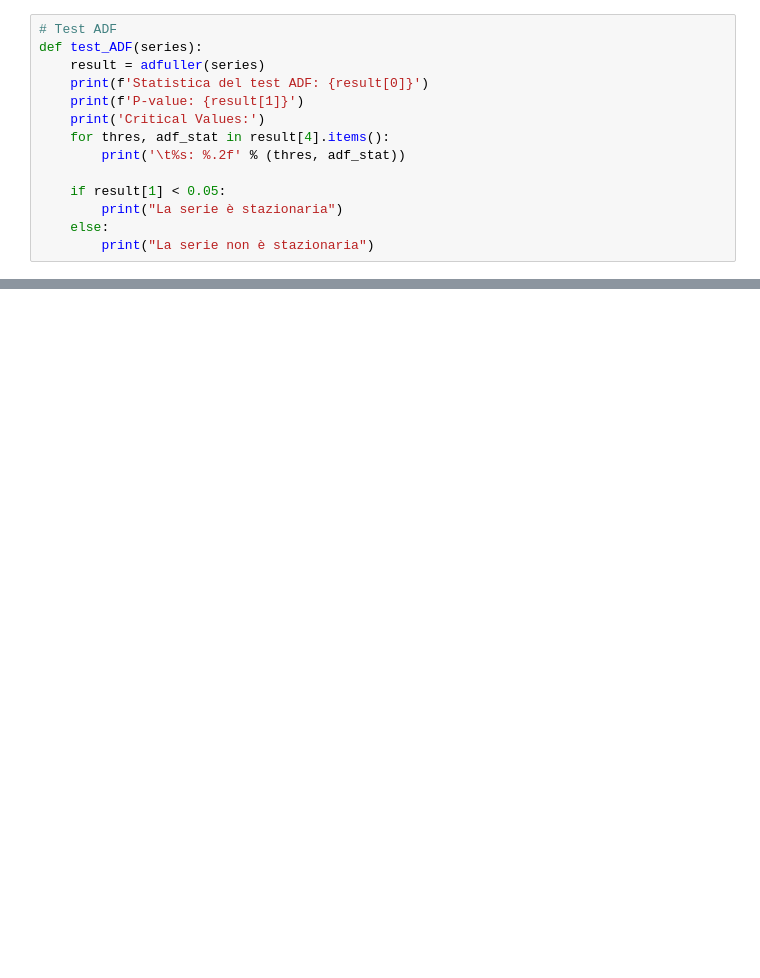
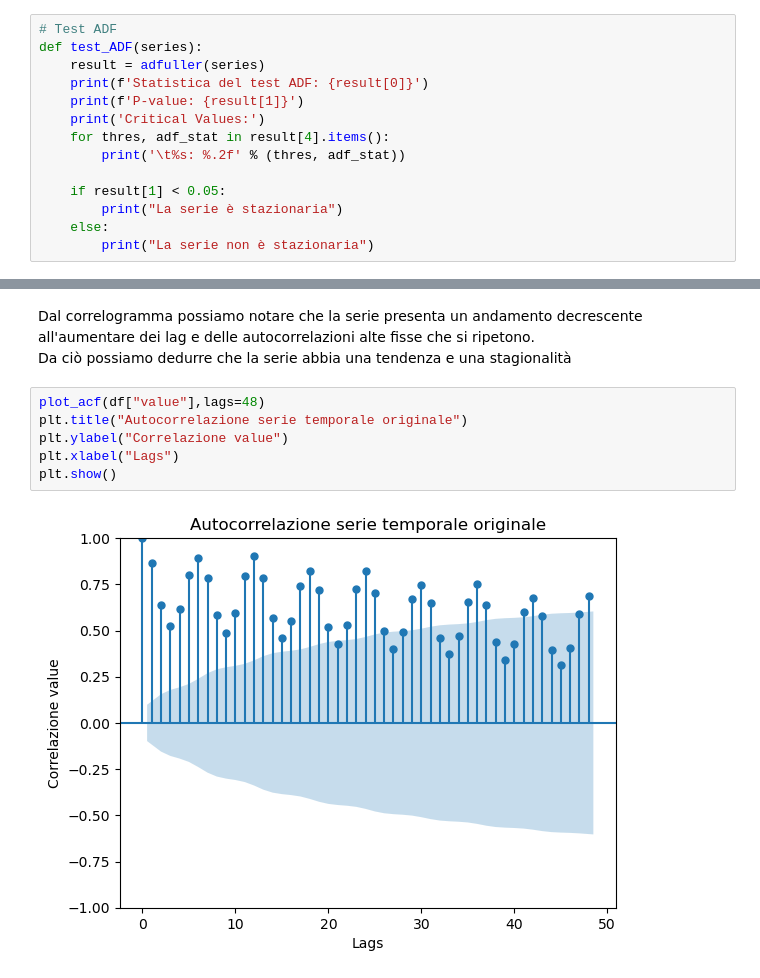
Before and after one commit to AngeloLongano/heart_failure_prediction, a Jupyter notebook: analysis_time_series.ipynb, the cells around one changed output, grey strips where cells are left out. Drawn from its saved outputs; the diff is of its cells as text; blank space fills up the shorter version.

```diff
--- a/analysis_time_series.ipynb
+++ b/analysis_time_series.ipynb
@@ -419,0 +111,11 @@ plt.show()
+# %% [markdown]
+Dal correlogramma possiamo notare che la serie presenta un andamento decrescente all'aumentare dei lag e delle autocorrelazioni alte fisse che si ripetono.
+Da ciò possiamo dedurre che la serie abbia una tendenza e una stagionalità
+# %%
+plot_acf(df["value"],lags=48)
+plt.title("Autocorrelazione serie temporale originale")
+plt.ylabel("Correlazione value")
+plt.xlabel("Lags")
+plt.show()
+# %% [output]
+[figure, added]
```
Also changed, not shown: parts of 73 cells of this notebook.
